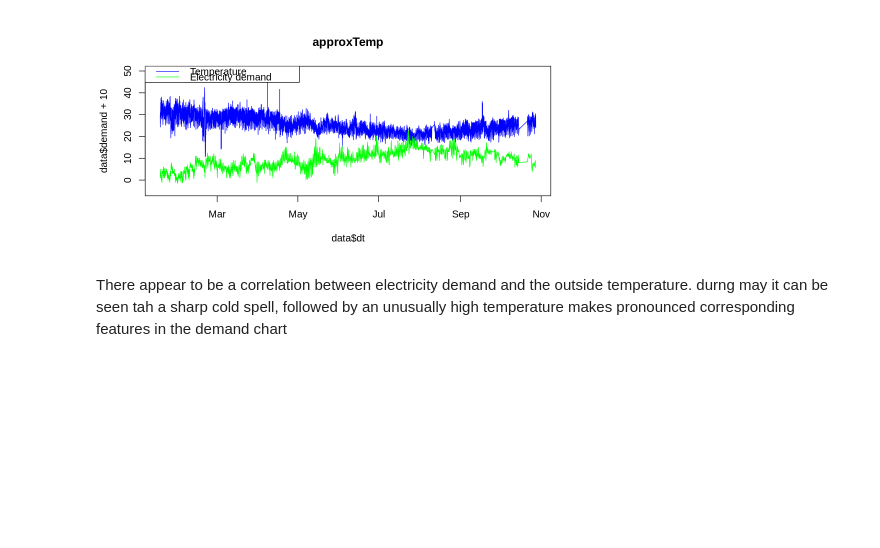
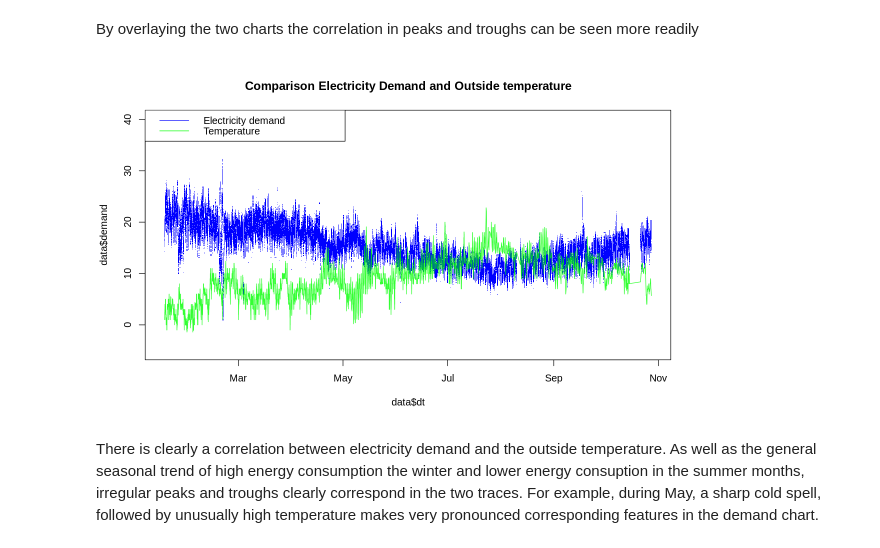
Before and after one commit to srendall91/orkney-electricity, a Jupyter notebook: ssen_weather_combine/demand_and_temp.ipynb, the cells around one changed output. Drawn from its saved outputs; the diff is of its cells as text; code cells hidden in the pictures; blank space fills up the shorter version.

```diff
--- a/ssen_weather_combine/demand_and_temp.ipynb
+++ b/ssen_weather_combine/demand_and_temp.ipynb
@@ -40,14 +43,16 @@ plot(data$dt, data$approxTemp, main= "approxTemp", type= "l", col = "blue")
+# %% [markdown]
+By overlaying the two charts the correlation in peaks and troughs can be seen more readily
 # %%
 # plot windspeed over year
-plot(data$dt, data$demand +10, main= "approxTemp", type= "l", col = "blue", ylim=c(-5, 50))
-lines(data$dt, data$approxTemp, type= "l", col = "green")
-legend("topleft", legend=c("Temperature", "Electricity demand"),
+plot(data$dt, data$demand, main= "Comparison Electricity Demand and Outside temperature", type= "p", col = alpha(c("blue", 0.5)), pch=46, ylim=c(-5, 40))
+points(data$dt, data$approxTemp, type= "l", col=alpha(c("green"), 0.8))
+legend("topleft", legend=c("Electricity demand", "Temperature"),
        col=c("blue", "green"), lty=1)
 # %% [output]
-[figure, old version]
+[figure, new version]
 # %% [markdown]
-There appear to be a correlation between electricity demand and the outside temperature.
-durng may it can be seen tah a sharp cold spell, followed by an unusually high temperature makes pronounced corresponding features in the demand chart
+There is clearly a correlation between electricity demand and the outside temperature.
+As well as the general seasonal trend of high energy consumption the winter and lower energy consuption in the summer months, irregular peaks and troughs clearly correspond in the two traces.  For example, during May, a sharp cold spell, followed by unusually high temperature makes very pronounced corresponding features in the demand chart.
 # %%
 plot(data$approxTemp, data$demand, main='demand vs Temperature', type="p",col=alpha(c("blue"), 0.08), pch=46)
 # %% [output]
```
Also changed, not shown: parts of 10 cells of this notebook, 1 other file.
